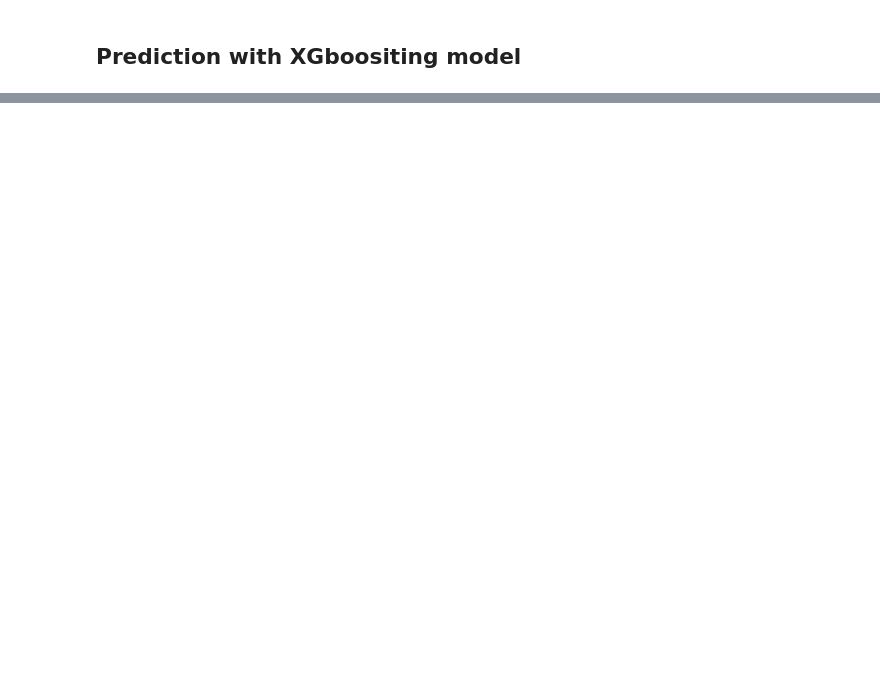
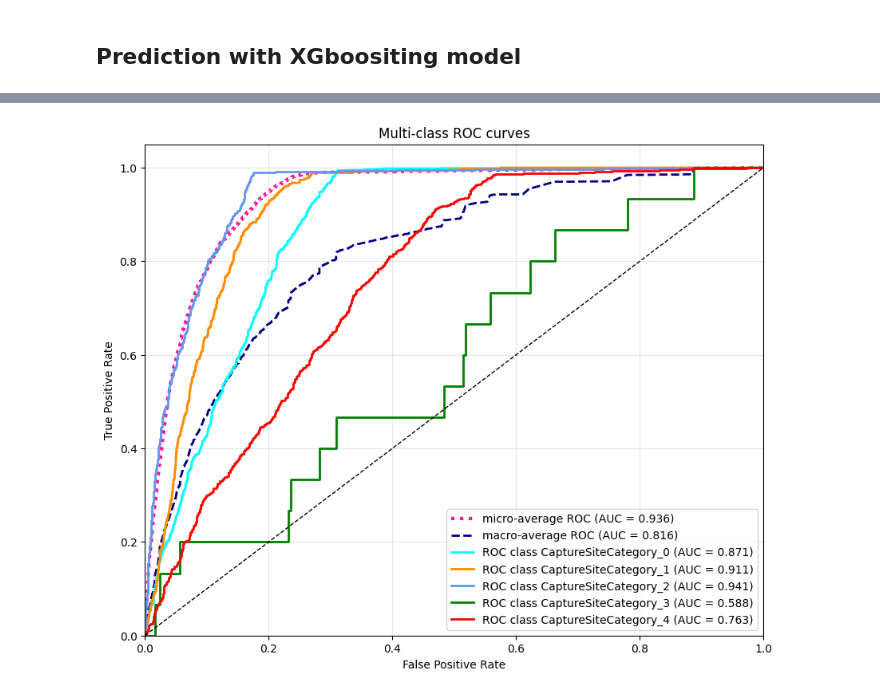
Before and after one commit to anakraskov/Turtles-ML-project, a Jupyter notebook: xgboosting_Prediction.ipynb, the cells around one changed output, grey strips where cells are left out. Drawn from its saved outputs; the diff is of its cells as text; code cells hidden in the pictures; blank space fills up the shorter version.

```diff
--- a/xgboosting_Prediction.ipynb
+++ b/xgboosting_Prediction.ipynb
@@ -253,0 +300,58 @@ CaptureSiteCategory_4       0.30      0.02      0.04       589
+# %%
+from itertools import cycle
+from sklearn.metrics import roc_curve
+
+# Compute ROC curve and AUC for each class
+fpr = dict()
+tpr = dict()
+roc_auc = dict()
+for i in range(n_classes):
+    # If a class has no positives in test, skip plotting that class
+    if np.sum(y_test_binarized[:, i]) == 0:
+        fpr[i], tpr[i], roc_auc[i] = np.array([0.0, 1.0]), np.array([0.0, 1.0]), np.nan
+        continue
+    fpr[i], tpr[i], _ = roc_curve(y_test_binarized[:, i], y_proba[:, i])
+    roc_auc[i] = auc(fpr[i], tpr[i])
+
+# Compute micro-average ROC
+fpr["micro"], tpr["micro"], _ = roc_curve(y_test_binarized.ravel(), y_proba.ravel())
+roc_auc["micro"] = auc(fpr["micro"], tpr["micro"])
+
+# Compute macro-average ROC by interpolating
+all_fpr = np.unique(np.concatenate([fpr[i] for i in range(n_classes) if isinstance(fpr[i], np.ndarray)]))
+mean_tpr = np.zeros_like(all_fpr)
+valid_classes = [i for i in range(n_classes) if isinstance(fpr[i], np.ndarray)]
+for i in valid_classes:
+    mean_tpr += np.interp(all_fpr, fpr[i], tpr[i])
+mean_tpr /= len(valid_classes)
+fpr["macro"], tpr["macro"] = all_fpr, mean_tpr
+roc_auc["macro"] = auc(fpr["macro"], tpr["macro"])
+
+# Plot
+plt.figure(figsize=(10, 8))
+plt.plot(fpr["micro"], tpr["micro"],
+         label=f"micro-average ROC (AUC = {roc_auc['micro']:.3f})",
+         color="deeppink", linestyle=":", linewidth=3)
+
+plt.plot(fpr["macro"], tpr["macro"],
+         label=f"macro-average ROC (AUC = {roc_auc['macro']:.3f})",
+         color="navy", linestyle="--", linewidth=2)
+
+colors = cycle(['aqua', 'darkorange', 'cornflowerblue', 'green', 'red', 'purple'])
+for i, color in zip(range(n_classes), colors):
+    if np.isnan(roc_auc[i]):
+        continue
+    plt.plot(fpr[i], tpr[i], color=color, lw=2,
+             label=f'ROC class {classes[i]} (AUC = {roc_auc[i]:.3f})')
+
+plt.plot([0, 1], [0, 1], "k--", lw=1)
+plt.xlim([0.0, 1.0])
+plt.ylim([0.0, 1.05])
+plt.xlabel("False Positive Rate")
+plt.ylabel("True Positive Rate")
+plt.title("Multi-class ROC curves")
+plt.legend(loc="lower right")
+plt.grid(alpha=0.3)
+plt.show()
+# %% [output]
+[figure, added]
```
Also changed, not shown: parts of 15 cells of this notebook.
